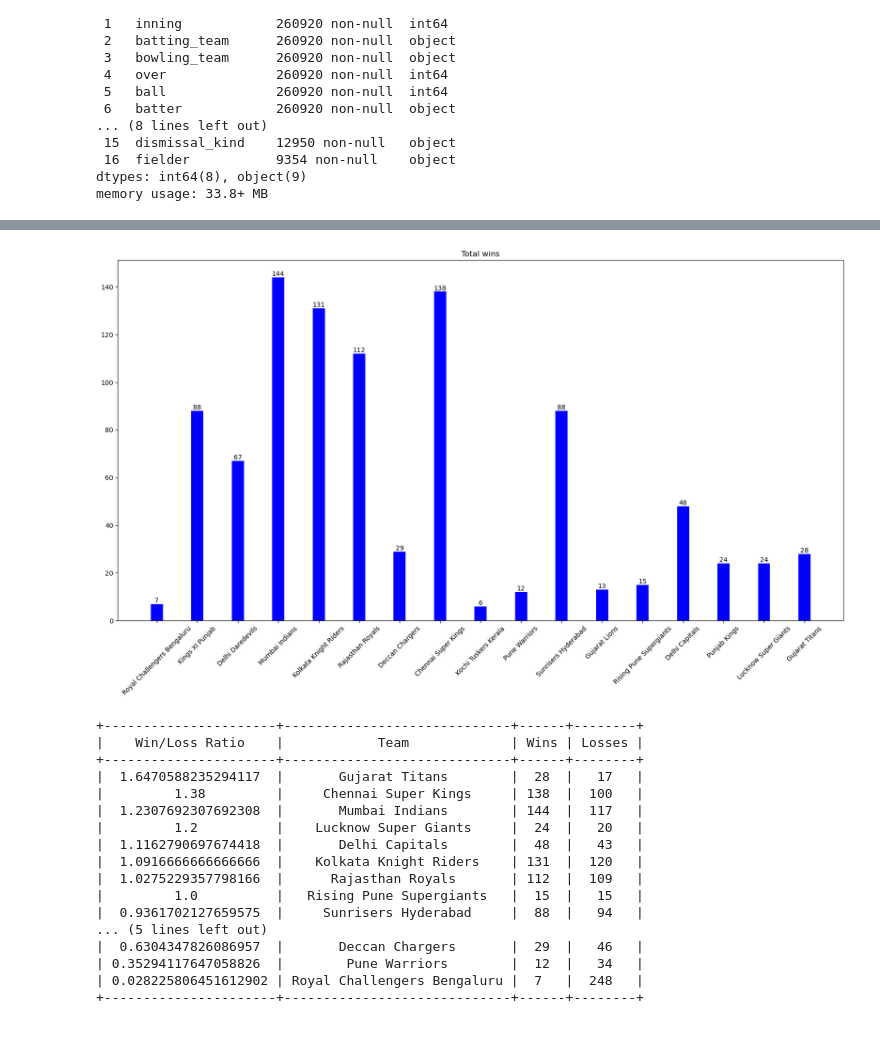
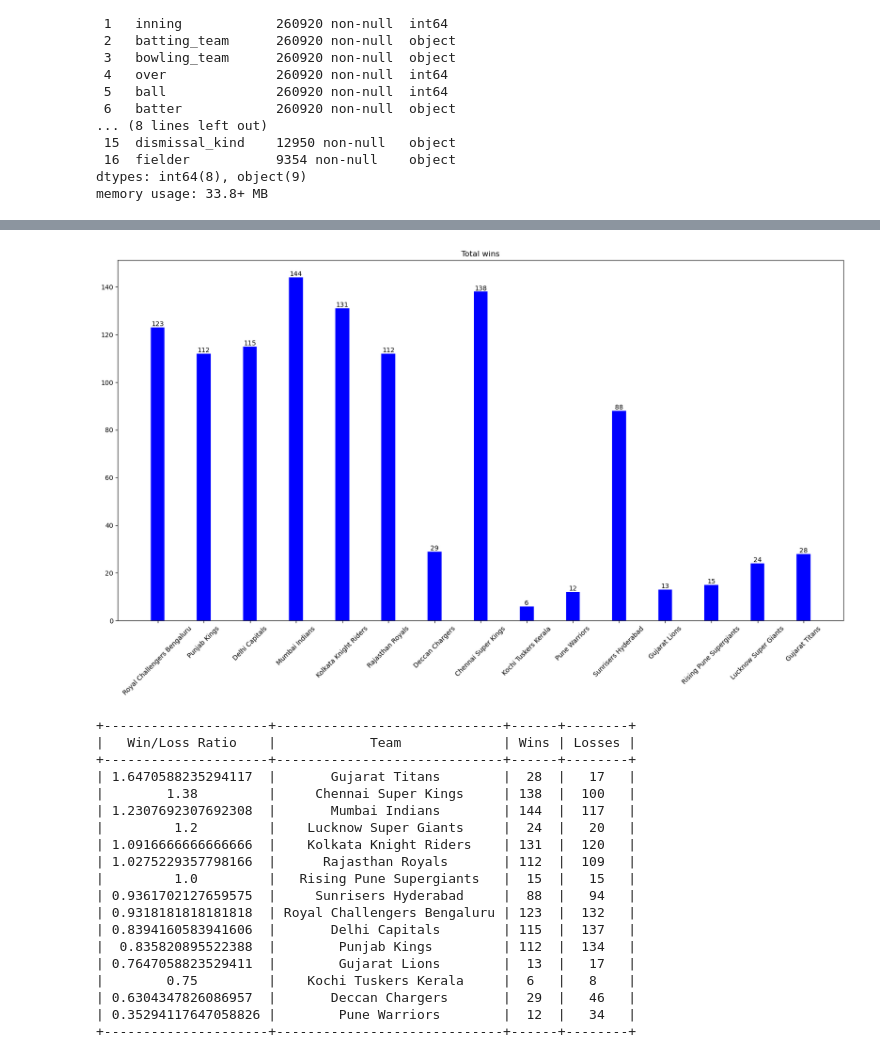
Before and after one commit to MehulBafna/Indian-Premier-League-in-depth-data-analysis-, a Jupyter notebook: Indian Premier League(in depth analysis).ipynb, the cells around one changed output, grey strips where cells are left out. Cells and saved outputs as stored; diff of their text form; code cells hidden in the pictures.

```diff
--- a/Indian Premier League(in depth analysis).ipynb
+++ b/Indian Premier League(in depth analysis).ipynb
@@ -95,7 +110,7 @@ Data columns (total 17 columns):
 dtypes: int64(8), object(9)
 memory usage: 33.8+ MB
 # %%
-mydict = {}
-for i in range(len(df)):
-    mydict[df.loc[i,'id']] = df.loc[i,'season']
+id_to_season = {}
+for row in range(len(matches)):
+    id_to_season[matches.loc[row,'id']] = matches.loc[row,'season']
 # %%
@@ -103,11 +120,11 @@ df1['Year'] = df1['match_id'].map(mydict)
 # %%
-#Filling the missing values appropriately in fielder, player_dismissed, dismissal_kind and extras_type column
-df1.loc[pd.isna(df1['player_dismissed'])==True,'fielder']='Not dismissed'
-df1.loc[pd.isna(df1['player_dismissed'])==True,'player_dismissed']='Not dismissed'
-df1.loc[pd.isna(df1['dismissal_kind'])==True,'dismissal_kind']='Not dismissed'
-df1.loc[pd.isna(df1['fielder'])==True,'fielder']='OMD'
-df1.loc[(pd.isna(df1['extras_type'])==True),'extras_type']='No extras'
-for i in range(len(df1)):
-    if df1.iloc[i]['dismissal_kind']=='caught and bowled':
-        df1['fielder'].replace({df1.iloc[i]['fielder'],df1.iloc[i]['bowler']}, inplace=True)
+balls.loc[pd.isna(balls['player_dismissed'])==True,'fielder']='Not dismissed'
+balls.loc[pd.isna(balls['player_dismissed'])==True,'player_dismissed']='Not dismissed'
+balls.loc[pd.isna(balls['dismissal_kind'])==True,'dismissal_kind']='Not dismissed'
+balls.loc[pd.isna(balls['fielder'])==True,'fielder']='OMD'
+balls.loc[(pd.isna(balls['extras_type'])==True),'extras_type']='No extras'
+balls.rename(columns={'match_id': 'id'},inplace=True)
+for row in range(len(balls)):
+    if balls.iloc[row]['dismissal_kind']=='caught and bowled':
+        balls['fielder'].replace({balls.iloc[row]['fielder'],balls.iloc[row]['bowler']}, inplace=True)
 # %%
@@ -133,7 +152,6 @@ memory usage: 35.8+ MB
 # %%
-#Renaming the id column with match no and then replacing the entries with match nummber.
-df1['Match_No'] = np.nan
+balls['Match_No'] = np.nan
 match_no=1
-for i in list(df1['match_id'].unique()):
-    df1['Match_No'].fillna(match_no, inplace=True)
+for row in balls['id'].unique():
+    balls['Match_No'].fillna(match_no, inplace=True)
     match_no+=1
@@ -163,3 +184,6 @@ Data columns (total 19 columns):
  18  Match_No          260920 non-null  float64
 dtypes: float64(1), int64(8), object(10)
 memory usage: 37.8+ MB
+# %%
+matches.drop_duplicates(inplace=True)
+balls.drop_duplicates(inplace=True)
@@ -166,44 +194,46 @@ memory usage: 37.8+ MB
 # %%
 #Win-loss ratio for each team
 WON = []
 LOST = []
 TEAM = []
-for i in df['team1'].unique():
-    WON.append(df['winner'][(df['winner']==i)].count())
-    LOST.append(df['team1'][(df['winner']!=i) & (df['team1']==i) ].count()+df['team2'][(df['winner']!=i) & (df['team2']==i) & (df['result']!='Match abandoned')].count())
-    TEAM.append(i)
+for match in matches['team1'].unique():
+    WON.append(matches['winner'][(matches['winner']==match)].count())
+    LOST.append(matches['team1'][(matches['winner']!=match) & (matches['team1']==match) ].count()+matches['team2'][(matches['winner']!=match) & (matches['team2']==match) & (matches['result']!='Match abandoned')].count())
+    TEAM.append(match)
 fig = plt.figure(figsize = (20, 10))
 # creating the bar plot
 BARS = plt.bar(TEAM, WON, color ='blue',width = 0.3)
 for BAR in BARS:
     plt.text(BAR.get_x() + BAR.get_width() / 2.0, BAR.get_height(), f'{BAR.get_height():.0f}', ha='center', va='bottom')
 
 plt.xticks(rotation=45)
 plt.title('Total wins')
 plt.show()
 TABLE = []
 for i in range(0,len(WON)):
     TABLE.append((WON[i]/LOST[i],TEAM[i],WON[i],LOST[i]))
 
 TABLE.sort(reverse=True)
 TABLE.insert(0,('Win/Loss Ratio','Team','Wins','Losses'))
 print(tabulate(TABLE,headers="firstrow",tablefmt="pretty"))
 # %% [output]
-[figure, old version]
+[figure, new version]
-+----------------------+-----------------------------+------+--------+
-|    Win/Loss Ratio    |            Team             | Wins | Losses |
-+----------------------+-----------------------------+------+--------+
-|  1.6470588235294117  |       Gujarat Titans        |  28  |   17   |
-|         1.38         |     Chennai Super Kings     | 138  |  100   |
-|  1.2307692307692308  |       Mumbai Indians        | 144  |  117   |
-|         1.2          |    Lucknow Super Giants     |  24  |   20   |
-|  1.1162790697674418  |       Delhi Capitals        |  48  |   43   |
-|  1.0916666666666666  |    Kolkata Knight Riders    | 131  |  120   |
-|  1.0275229357798166  |      Rajasthan Royals       | 112  |  109   |
-|         1.0          |   Rising Pune Supergiants   |  15  |   15   |
-|  0.9361702127659575  |     Sunrisers Hyderabad     |  88  |   94   |
-... (5 lines left out)
-|  0.6304347826086957  |       Deccan Chargers       |  29  |   46   |
-| 0.35294117647058826  |        Pune Warriors        |  12  |   34   |
-| 0.028225806451612902 | Royal Challengers Bengaluru |  7   |  248   |
-+----------------------+-----------------------------+------+--------+
++---------------------+-----------------------------+------+--------+
+|   Win/Loss Ratio    |            Team             | Wins | Losses |
++---------------------+-----------------------------+------+--------+
+| 1.6470588235294117  |       Gujarat Titans        |  28  |   17   |
+|        1.38         |     Chennai Super Kings     | 138  |  100   |
+| 1.2307692307692308  |       Mumbai Indians        | 144  |  117   |
+|         1.2         |    Lucknow Super Giants     |  24  |   20   |
+| 1.0916666666666666  |    Kolkata Knight Riders    | 131  |  120   |
+| 1.0275229357798166  |      Rajasthan Royals       | 112  |  109   |
+|         1.0         |   Rising Pune Supergiants   |  15  |   15   |
+| 0.9361702127659575  |     Sunrisers Hyderabad     |  88  |   94   |
+| 0.9318181818181818  | Royal Challengers Bengaluru | 123  |  132   |
+| 0.8394160583941606  |       Delhi Capitals        | 115  |  137   |
+|  0.835820895522388  |        Punjab Kings         | 112  |  134   |
+| 0.7647058823529411  |        Gujarat Lions        |  13  |   17   |
+|        0.75         |    Kochi Tuskers Kerala     |  6   |   8    |
+| 0.6304347826086957  |       Deccan Chargers       |  29  |   46   |
+| 0.35294117647058826 |        Pune Warriors        |  12  |   34   |
++---------------------+-----------------------------+------+--------+
```
Also changed, not shown: parts of 114 cells of this notebook.
